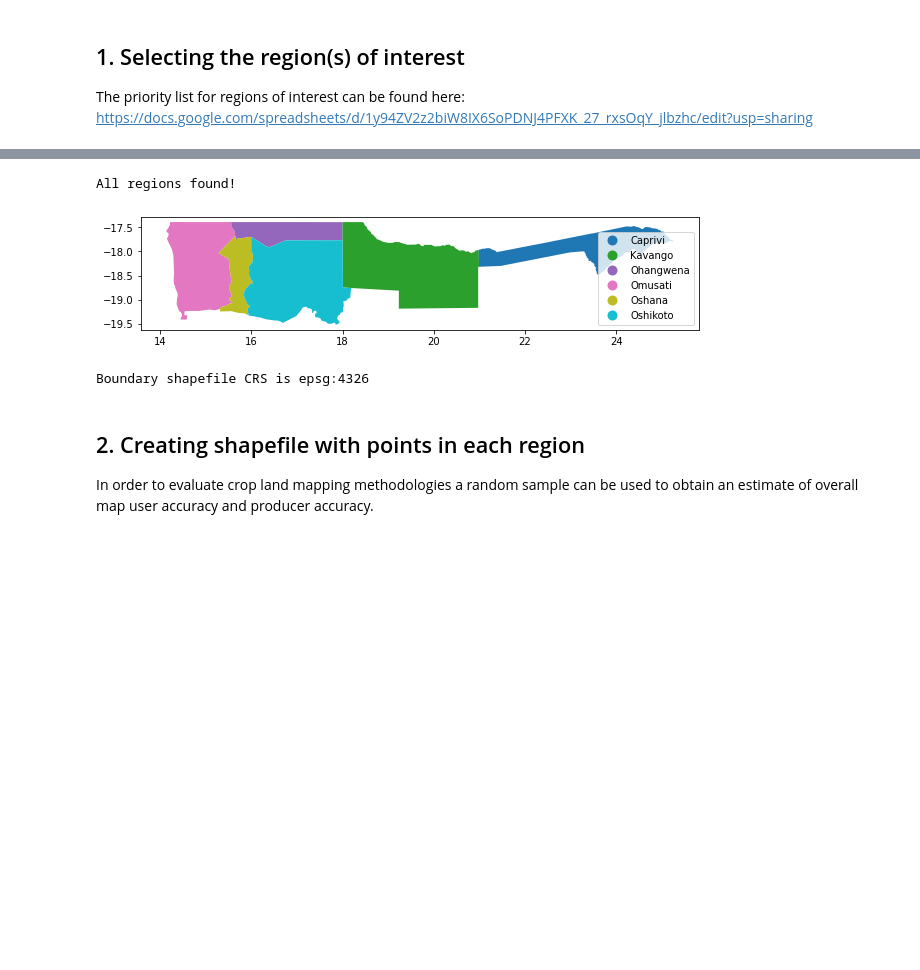
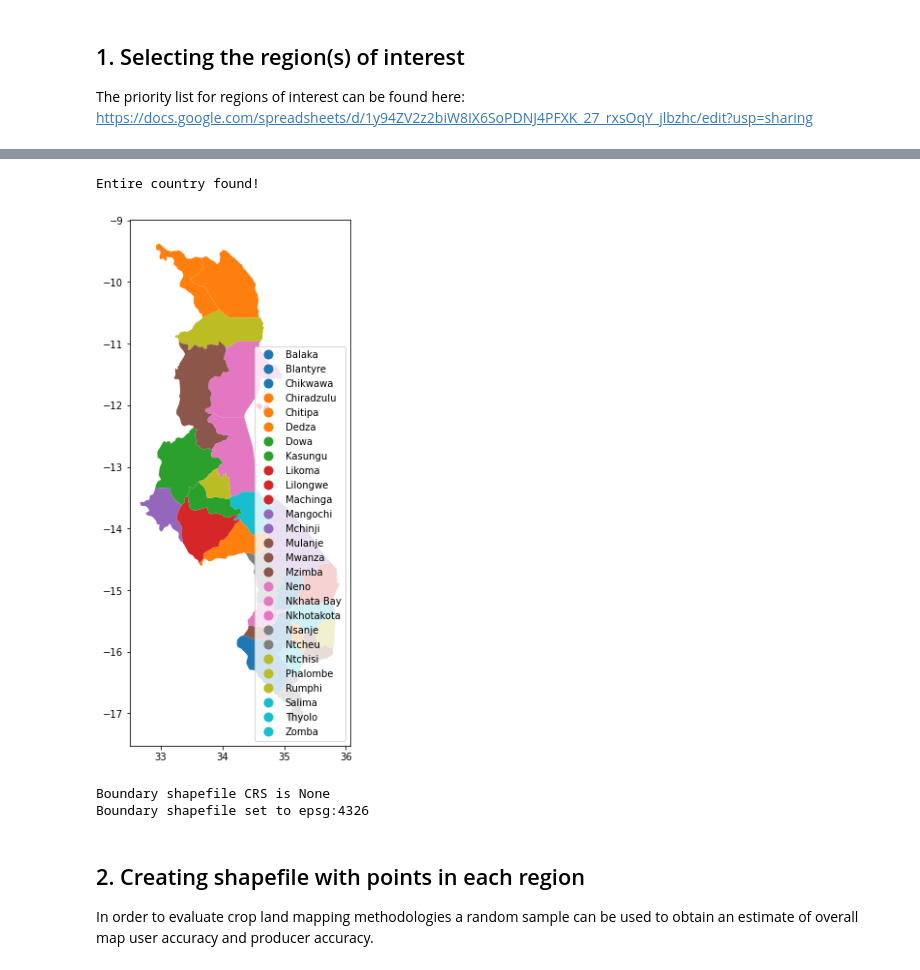
Before and after one commit to nasaharvest/crop-mask, a Jupyter notebook: notebooks/random_sample_from_shapefile_ceo.ipynb, the cells around one changed output, grey strips where cells are left out. Drawn from its saved outputs; the diff is of its cells as text; code cells hidden in the pictures; blank space fills up the shorter version.

```diff
--- a/notebooks/random_sample_from_shapefile_ceo.ipynb
+++ b/notebooks/random_sample_from_shapefile_ceo.ipynb
@@ -25,9 +25,9 @@ The priority list for regions of interest can be found here: https://docs.google
 # THIS IS THE ONLY CELL THAT SHOULD BE EDITED WHEN RUNNING THIS NOTEBOOK
 ################################################################################
 sample_amount = 1200
-project_name = "Namibia_North"
-country_code = "NAM" # Can be found https://www.iso.org/obp/ui/#search under the Alpha-3 code column
-regions_of_interest = ["Kavango", "Omusati", "Ohangwena", "Oshana", "Oshikoto", "Zambezi"]
+project_name = "Malawi_2022"
+country_code = "MWI" # Can be found https://www.iso.org/obp/ui/#search under the Alpha-3 code column
+regions_of_interest = [ ]
 
 # Alternatively instead of specifying the above country code and regions a custom shapefile path can be provided
 custom_shapefile = ""
@@ -36,7 +36,7 @@ custom_shapefile = ""
 # instead we find Caprivi in its place.
 # For some wild history see: https://www.ati-holidays.com/history-of-the-caprivi/
 # We therefore make the substition in our region of interest list
-regions_of_interest[-1] = "Caprivi"
+#   regions_of_interest[-1] = "Caprivi"
 # %%
 if not custom_shapefile:
     # Load in shapefile from natural earth
@@ -48,46 +48,56 @@ if not custom_shapefile:
 # %%
 if custom_shapefile:
     boundary = gpd.read_file(custom_shapefile)
     boundary.plot();
 else:
     # Load in shapefile from natural earth
     ne_shapefile = shpreader.natural_earth(resolution='10m', category='cultural', name='admin_1_states_provinces')
     ne_gdf = gpd.read_file(ne_shapefile)
 
-    # Check regions
-    available_regions = ne_gdf[ne_gdf["adm1_code"].str.startswith(country_code)]["name"].tolist()
-    regions_not_found = [region for region in regions_of_interest if region not in available_regions]
+    if len(regions_of_interest) == 0:
+        # Select entire country (all regions):
+        condition = ne_gdf["adm1_code"].str.startswith(country_code)
+        boundary = ne_gdf[condition].copy()
+        print("Entire country found!")
 
+    else:
+        # Check regions
+        available_regions = ne_gdf[ne_gdf["adm1_code"].str.startswith(country_code)]["name"].tolist()
+        regions_not_found = [region for region in regions_of_interest if region not in available_regions]
 
-    if len(regions_not_found) > 0:
-        condition = ne_gdf["adm1_code"].str.startswith(country_code)
-        boundary = None
-        print(f"WARNING: {regions_not_found} was not found. Please select regions only seen in below plot.")
-    else:
-        condition = ne_gdf["name"].isin(regions_of_interest)
-        boundary = ne_gdf[condition].copy()
-        print("All regions found!")
+        if len(regions_not_found) > 0:
+            condition = ne_gdf["adm1_code"].str.startswith(country_code)
+            boundary = None
+            print(f"WARNING: {regions_not_found} was not found. Please select regions only seen in below plot.")
+        else:
+            condition = ne_gdf["name"].isin(regions_of_interest)
+            boundary = ne_gdf[condition].copy()
+            print("All regions found!")
 
     ne_gdf[condition].plot(
         column="name",
         legend=True,
         legend_kwds={'loc': 'lower right'},
         figsize=(10,10)
     );
 # %% [output]
-All regions found!
+Entire country found!
-[figure, old version]
+[figure, new version]
 # %%
 # Verify boundary is set
 assert boundary is not None, "Boundary was not set in above cell, most likely due to not all regions found."
 
 # Make sure the shapefile has EPSG:4326, otherwise convert it
 print('Boundary shapefile CRS is %s' % boundary.crs)
+if boundary.crs == None:
+    boundary = boundary.set_crs('epsg:4326')
+    print('Boundary shapefile set to %s' % boundary.crs)
 if boundary.crs != 'epsg:4326':
     boundary = boundary.to_crs('epsg:4326')
     print('Boundary shapefile converted to %s' % boundary.crs)
 # %% [output]
-Boundary shapefile CRS is epsg:4326
+Boundary shapefile CRS is None
+Boundary shapefile set to epsg:4326
 # %% [markdown]
 ## 2. Creating shapefile with points in each region
 In order to evaluate crop land mapping methodologies a random sample can be used to obtain an estimate of overall map user accuracy and producer accuracy.
```
Also changed, not shown: parts of 2 cells of this notebook.
